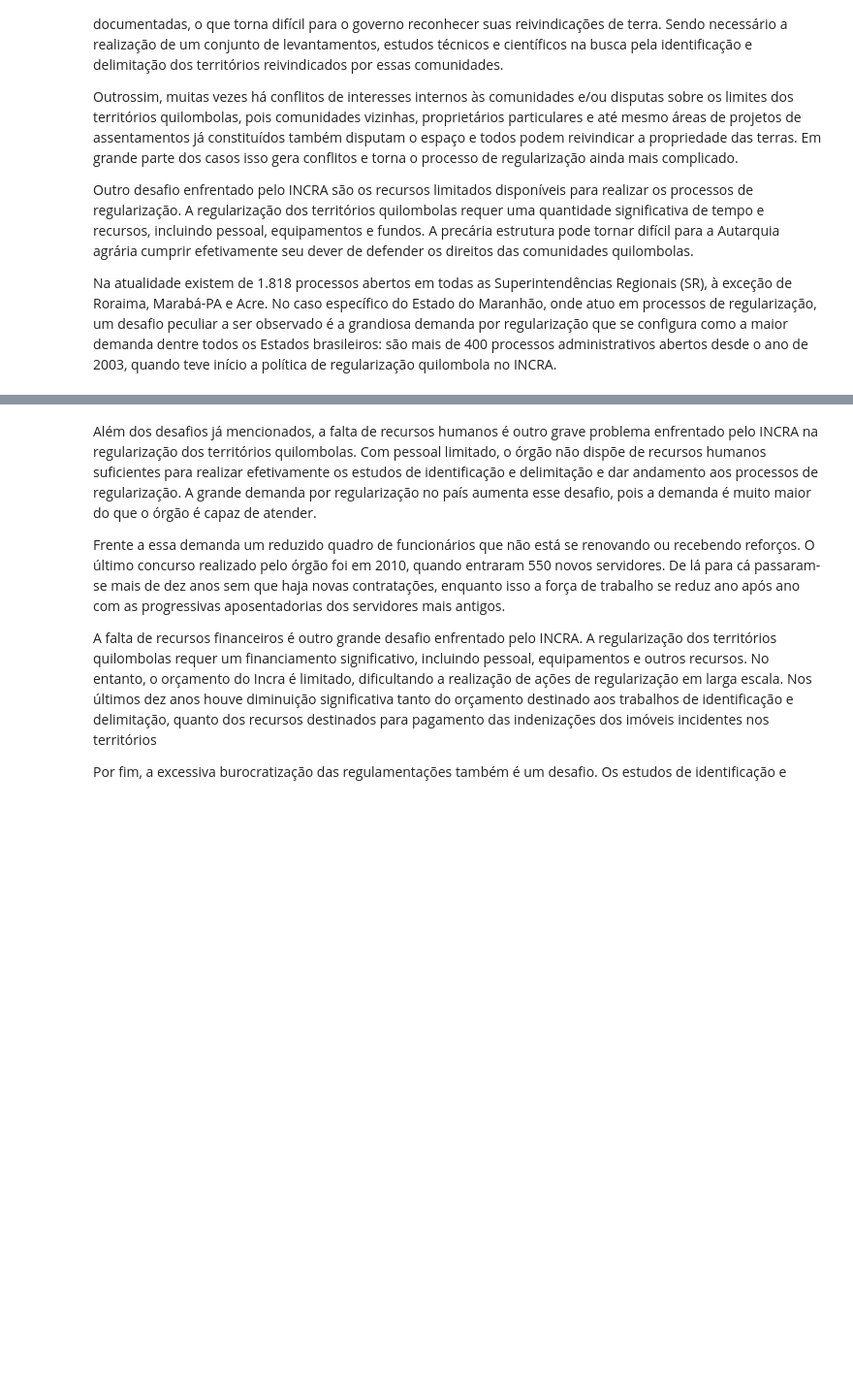
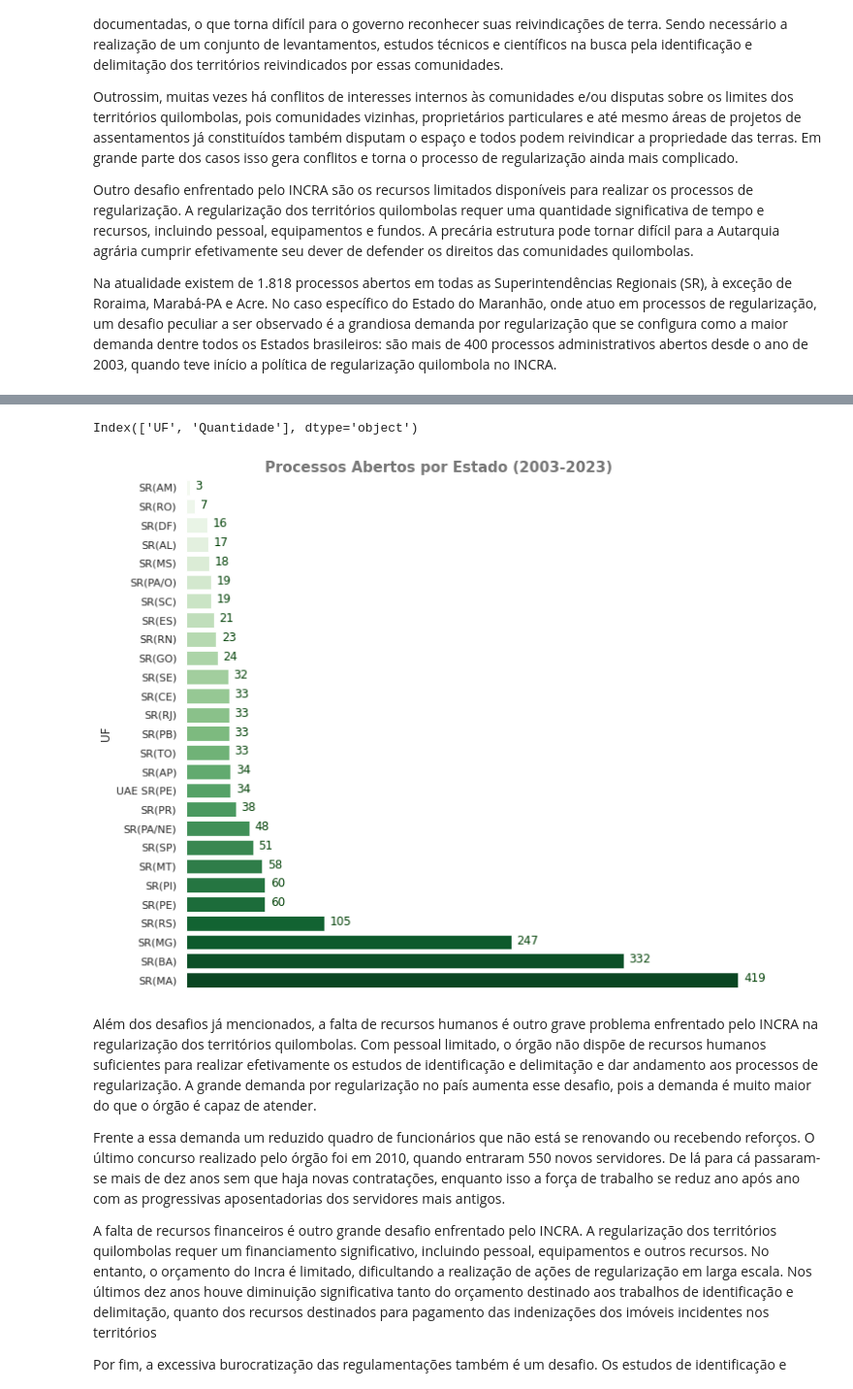
Before and after one commit to michaeljmcardoso/O-incra-e-os-desafio-para-regularizacao-quilombola, a Jupyter notebook: Incra_e_desafios_da_regularização.ipynb, the cells around one changed output, grey strips where cells are left out. Shown at 97% size. Saved outputs shown, nothing was run; the diff lists cells and outputs as text; code cells hidden in the pictures; blank space fills up the shorter version.

```diff
--- a/Incra_e_desafios_da_regularização.ipynb
+++ b/Incra_e_desafios_da_regularização.ipynb
@@ -22,3 +22,16 @@ Outrossim, muitas vezes há conflitos de interesses internos às comunidades e/o
 Outro desafio enfrentado pelo INCRA são os recursos limitados disponíveis para realizar os processos de regularização. A regularização dos territórios quilombolas requer uma quantidade significativa de tempo e recursos, incluindo pessoal, equipamentos e fundos. A precária estrutura pode tornar difícil para a Autarquia agrária cumprir efetivamente seu dever de defender os direitos das comunidades quilombolas.
 
 Na atualidade existem de 1.818 processos abertos em todas as Superintendências Regionais (SR), à exceção de Roraima, Marabá-PA e Acre. No caso específico do Estado do Maranhão, onde atuo em processos de regularização, um desafio peculiar a ser observado é a grandiosa demanda por regularização que se configura como a maior demanda dentre todos os Estados brasileiros: são mais de 400 processos administrativos abertos desde o ano de 2003, quando teve início a política de regularização quilombola no INCRA.
+# %%
+# importar as bibliotecas necessárias
+import pandas as pd
+import matplotlib.pyplot as plt
+import matplotlib as mpl
+import seaborn as sns
+import plotly.express as px
+
+from google.colab import drive
+
+mpl.style.use('ggplot')
+plt.style.use('fivethirtyeight')
+sns.set(context='notebook', palette='dark', style='whitegrid')
@@ -24,0 +43,2 @@ Na atualidade existem de 1.818 processos abertos em todas as Superintendências
+# %%
+df = pd.read_excel('/content/gdrive/MyDrive/Processos abertos por UF.xlsx')
@@ -25,3 +74,64 @@ Na atualidade existem de 1.818 processos abertos em todas as Superintendências
+# %%
+# Identificar as colunas do Dataframe
+df.columns
+# %% [output]
+Index(['UF', 'Quantidade'], dtype='object')
+# %%
+# Ajustar a ordem do DataFrame,
+df.sort_values(by='Quantidade',  # ordenar pela quantidade,
+                ascending=True, # colocar na ordem contrária a ascendente, do menor para o maior
+                inplace=True, # atualizar o DataFrame com as mudanças
+                ignore_index=True) # ignorar índice anterior
+
+# Criar variável para receber os Estados
+uf = df["UF"]
+
+# Criar variável para receber as quantidades
+quantidade = df["Quantidade"]
+
+# Criando a figure para o gráfico de barras
+fig, ax = plt.subplots(figsize=(10, 8)) # tamanho 10 por 8
+
+# Escolhendo tema do Seaborn
+sns.set_theme(style="whitegrid")
+
+# Plot do gráfico de barras com o Seaborn
+sns.barplot(
+            x = quantidade,
+            y = uf,
+            palette="Greens")
+
+# Excluindo grids e eixos
+ax.spines['right'].set_visible(False)
+ax.spines['left'].set_visible(False)
+ax.spines['top'].set_visible(False)
+ax.spines['bottom'].set_visible(False)
+
+# Excluindo eixo x
+plt.gca().axes.get_xaxis().set_visible(False)
+
+# Excluindo xticks do eixo x
+plt.tick_params(
+    axis='both',
+    which='both',
+    bottom=False,
+    top=False,
+    labelbottom=True)
+
+# Colocando os valores ao lado das barras
+for i, v in enumerate(quantidade):
+    ax.text(v + 4, i + 0.1, str(v), color = '#014106')
+
+# Inserindo título do gráfico
+plt.text(60, -0.8, "Processos Abertos por Estado (2003-2023)", # inserindo valores de posição para o title
+         fontsize=15, # tamanho da fonte
+         color='#787878', # cor hexadecimal
+         weight='bold') # aplicando negrito
+
+# plotando o gráfico
+plt.tight_layout()
+# %% [output]
+[figure, added]
 # %% [markdown]
 Além dos desafios já mencionados, a falta de recursos humanos é outro grave problema enfrentado pelo INCRA na regularização dos territórios quilombolas. Com pessoal limitado, o órgão não dispõe de recursos humanos suficientes para realizar efetivamente os estudos de identificação e delimitação e dar andamento aos processos de regularização. A grande demanda por regularização no país aumenta esse desafio, pois a demanda é muito maior do que o órgão é capaz de atender.
 
```
Also changed, not shown: parts of 3 cells of this notebook.
